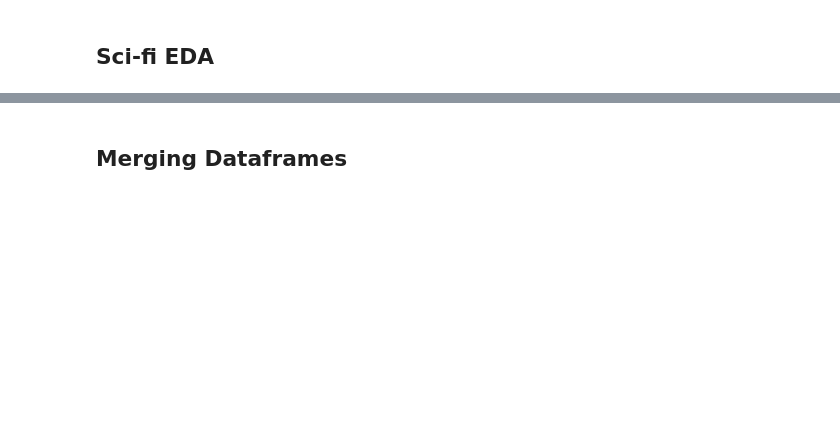
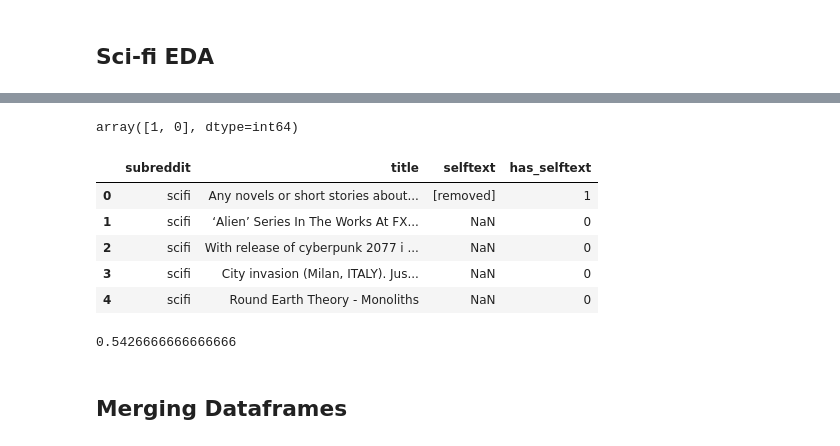
Before and after one commit to MDMHemsley/portfolio, a Jupyter notebook: project_3/EDA.ipynb, the cells around one changed output, grey strips where cells are left out. Saved outputs shown, nothing was run; the diff lists cells and outputs as text; code cells hidden in the pictures; blank space fills up the shorter version.

```diff
--- a/project_3/EDA.ipynb
+++ b/project_3/EDA.ipynb
@@ -114,0 +94,3 @@ mvp_scifi_df.head(25)
+# %%
+mvp_scifi_df['has_selftext'] = mvp_scifi_df['selftext'].notnull()
+mvp_scifi_df['has_selftext'] = mvp_scifi_df['has_selftext'].map({True:1,False:0})
@@ -115,3 +108,20 @@ mvp_scifi_df.head(25)
+# %%
+mvp_scifi_df['has_selftext'].unique()
+# %% [output]
+array([1, 0], dtype=int64)
+# %%
+mvp_scifi_df.head()
+# %% [output]
+|  | subreddit | title | selftext | has_selftext |
+| 0 | scifi | Any novels or short stories about... | [removed] | 1 |
+| 1 | scifi | ‘Alien’ Series In The Works At FX... | NaN | 0 |
+| 2 | scifi | With release of cyberpunk 2077 i ... | NaN | 0 |
+| 3 | scifi | City invasion (Milan, ITALY). Jus... | NaN | 0 |
+| 4 | scifi | Round Earth Theory - Monoliths | NaN | 0 |
+# %%
+mvp_scifi_df['has_selftext'].mean() # 54.3% of scifi posts have selftext
+# %% [output]
+0.5426666666666666
 # %% [markdown]
 ## Merging Dataframes
 # %%
```
Also changed, not shown: parts of 39 cells of this notebook, 6 other files.
